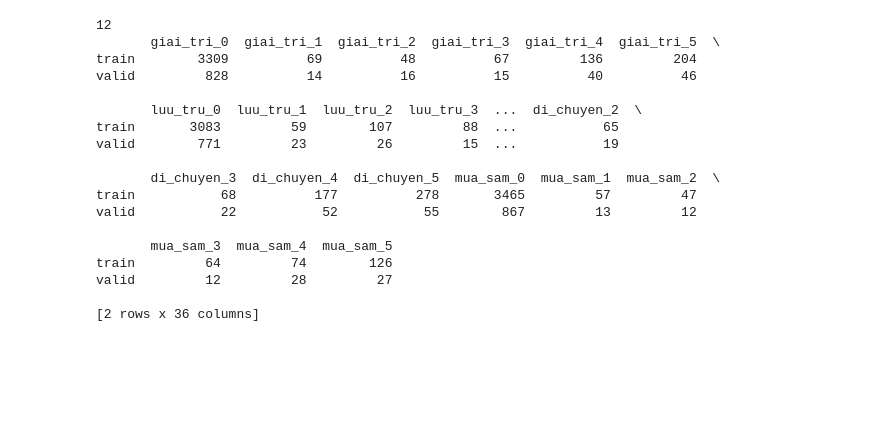
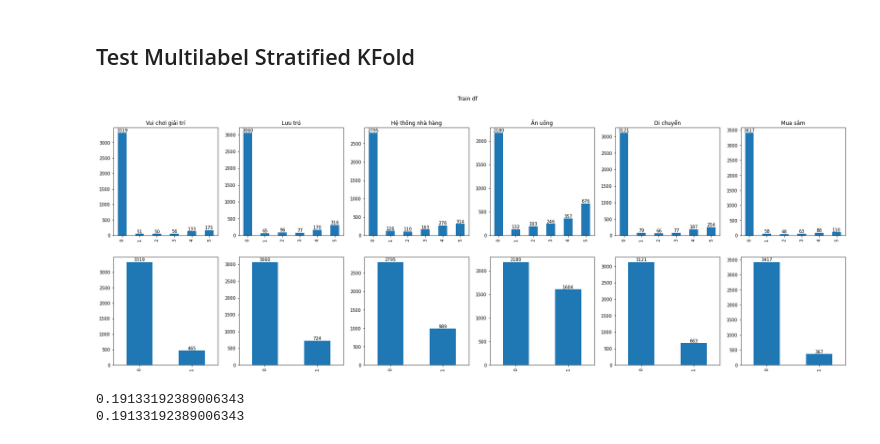
Before and after one commit to quangdungluong/quy-nhon-ai-hackathon-2022, a Jupyter notebook: test_split.ipynb, the cells around one changed output. Drawn from its saved outputs; the diff is of its cells as text; code cells hidden in the pictures; blank space fills up the shorter version.

Commit message:
[UPDATE] change random KFold to MultilabelStratifiedKFold

```diff
--- a/test_split.ipynb
+++ b/test_split.ipynb
@@ -6,6 +7,12 @@ from iterstrat.ml_stratifiers import MultilabelStratifiedKFold
+# %% [markdown]
+## Test Multilabel Stratified KFold
 # %%
 df = pd.read_csv("./processed_data/combined_data.csv")
 aspects = ["giai_tri","luu_tru","nha_hang","an_uong","di_chuyen","mua_sam"]
+label_map = {0:0, 1:1, 2:1, 3:1, 4:1, 5:1}
+
+for i in range(len(aspects)):
+    df[f'{aspects[i]}_aspect'] = df[aspects[i]].map(label_map)
 kfold = MultilabelStratifiedKFold(n_splits=5, shuffle=True, random_state=0)
 folds = df.copy()
 targets = folds[aspects].values
@@ -15,35 +22,26 @@ folds['fold'] = folds['fold'].astype(int)
 # %%
 train_fold_df = folds[folds['fold'] != 3]
 val_fold_df = folds[folds['fold'] == 3]
-# %%
-aspects = ["giai_tri","luu_tru","nha_hang","an_uong","di_chuyen","mua_sam"]
-ratings = [0, 1, 2, 3, 4, 5]
-dist = {"train": {}, "valid": {}}
-min_value = 9999999
-for aspect in aspects:
-    for rating in ratings:
-        dist["train"][f"{aspect}_{rating}"] = train_fold_df[aspect].value_counts()[rating]
-        dist["valid"][f"{aspect}_{rating}"] = val_fold_df[aspect].value_counts()[rating]
-        min_value = min(min_value, train_fold_df[aspect].value_counts()[rating], val_fold_df[aspect].value_counts()[rating])
-df = pd.DataFrame.from_dict(dist, orient="index")
-print(min_value)
-print(df)
-# %% [output]
-12
-       giai_tri_0  giai_tri_1  giai_tri_2  giai_tri_3  giai_tri_4  giai_tri_5  \
-train        3309          69          48          67         136         204
-valid         828          14          16          15          40          46
-
-       luu_tru_0  luu_tru_1  luu_tru_2  luu_tru_3  ...  di_chuyen_2  \
-train       3083         59        107         88  ...           65
-valid        771         23         26         15  ...           19
-
-       di_chuyen_3  di_chuyen_4  di_chuyen_5  mua_sam_0  mua_sam_1  mua_sam_2  \
-train           68          177          278       3465         57         47
-valid           22           52           55        867         13         12
-
-       mua_sam_3  mua_sam_4  mua_sam_5
-train         64         74        126
-valid         12         28         27
-
-[2 rows x 36 columns]
+# %%
+n_train = len(train_fold_df.index)
+feature = ["giai_tri", "luu_tru", "nha_hang", "an_uong", "di_chuyen", "mua_sam"]
+feature_map = ["Vui chơi giải trí", "Lưu trú", "Hệ thống nhà hàng", "Ăn uống", "Di chuyển", "Mua sắm"]
+fig, sub = plt.subplots(2, 6, figsize=(30, 10))
+
+for i in range(6):
+    train_fold_df[feature[i]].value_counts().sort_index().plot(kind="bar", ax=sub[0, i])
+    sub[0, i].bar_label(sub[0, i].containers[0])
+    sub[0, i].set_title(f'{feature_map[i]}')
+
+    train_fold_df[f'{feature[i]}_aspect'].value_counts().sort_index().plot(kind="bar", ax=sub[1, i])
+    sub[1, i].bar_label(sub[1, i].containers[0])
+fig.suptitle("Train df")
+plt.show()
+# %% [output]
+[figure, added]
+# %%
+print(724/(724+3060))
+print(181/(181+765))
+# %% [output]
+0.19133192389006343
+0.19133192389006343
```
Also changed, not shown: parts of 8 cells of this notebook, 1 other file.
